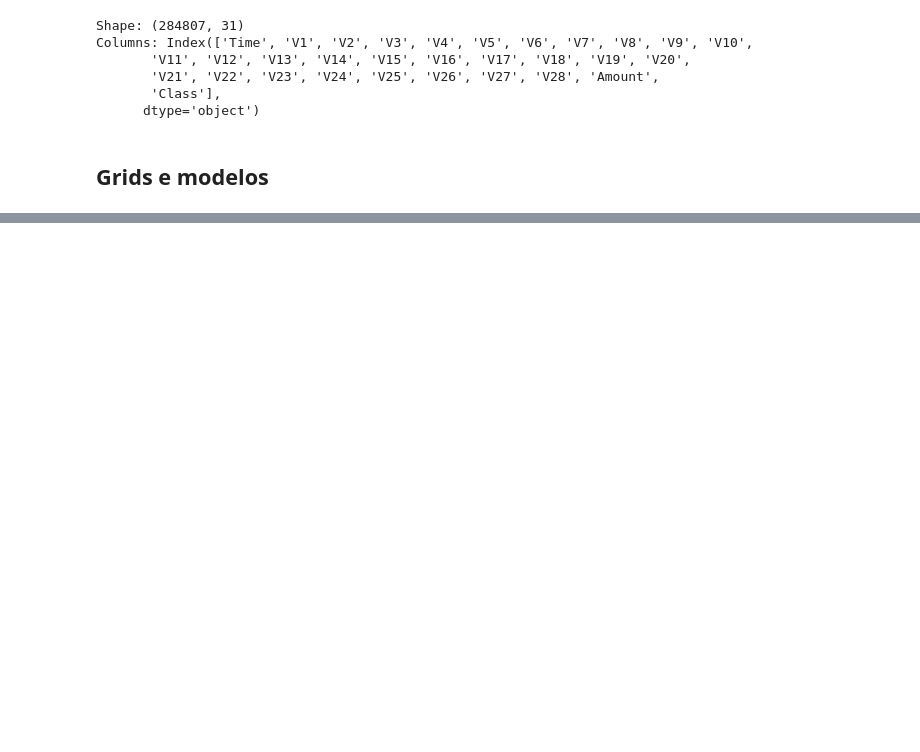
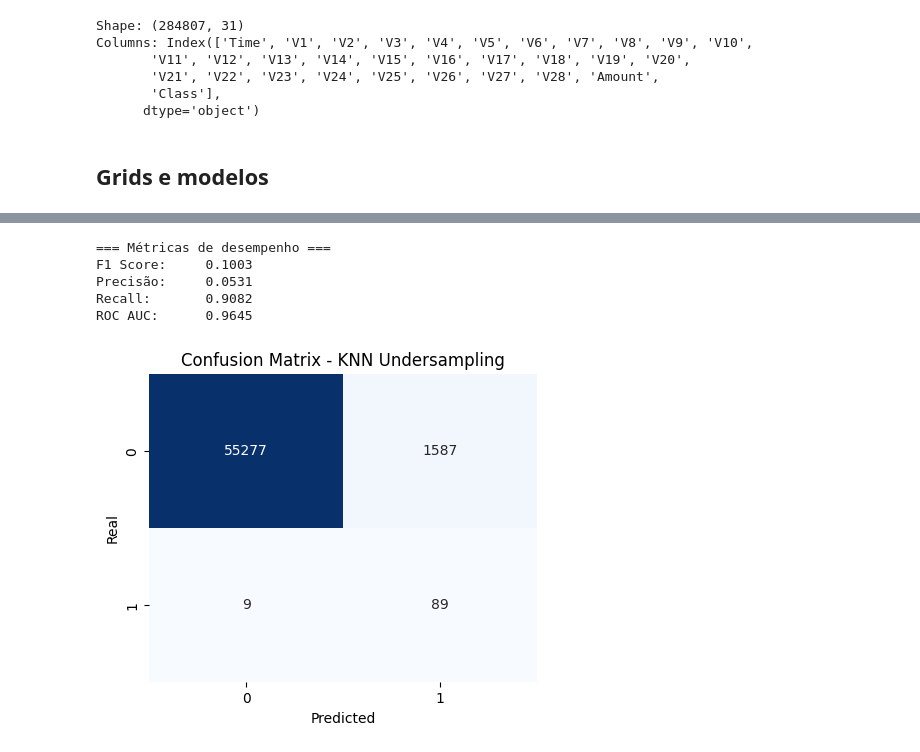
Before and after one commit to arturpescador/cmp263-fraud-detection-project, a Jupyter notebook: src/sampling.ipynb, the cells around one changed output, grey strips where cells are left out. Drawn from its saved outputs; the diff is of its cells as text; code cells hidden in the pictures; blank space fills up the shorter version.

```diff
--- a/src/sampling.ipynb
+++ b/src/sampling.ipynb
@@ -228,0 +246,35 @@ display(final_summary_df)
+# %%
+param_grid_knn = {'model__n_neighbors': 5}
+
+pipeline_knn_undersampling.set_params(**param_grid_knn)
+pipeline_knn_undersampling.fit(X_train, y_train)
+
+y_pred = pipeline_knn_undersampling.predict(X_test)
+y_proba = pipeline_knn_undersampling.predict_proba(X_test)[:, 1]
+
+f1 = f1_score(y_test, y_pred)
+precision = precision_score(y_test, y_pred)
+recall = recall_score(y_test, y_pred)
+roc_auc = roc_auc_score(y_test, y_proba)
+
+print("=== Métricas de desempenho ===")
+print(f"F1 Score:     {f1:.4f}")
+print(f"Precisão:     {precision:.4f}")
+print(f"Recall:       {recall:.4f}")
+print(f"ROC AUC:      {roc_auc:.4f}")
+
+cm = confusion_matrix(y_test, y_pred)
+
+plt.figure(figsize=(5, 4))
+sns.heatmap(cm, annot=True, fmt="d", cmap="Blues", cbar=False)
+plt.title("Confusion Matrix - KNN Undersampling")
+plt.xlabel("Predicted")
+plt.ylabel("Real")
+plt.show()
+# %% [output]
+=== Métricas de desempenho ===
+F1 Score:     0.1003
+Precisão:     0.0531
+Recall:       0.9082
+ROC AUC:      0.9645
+[figure, added]
```
Also changed, not shown: parts of 9 cells of this notebook, 3 other files.
